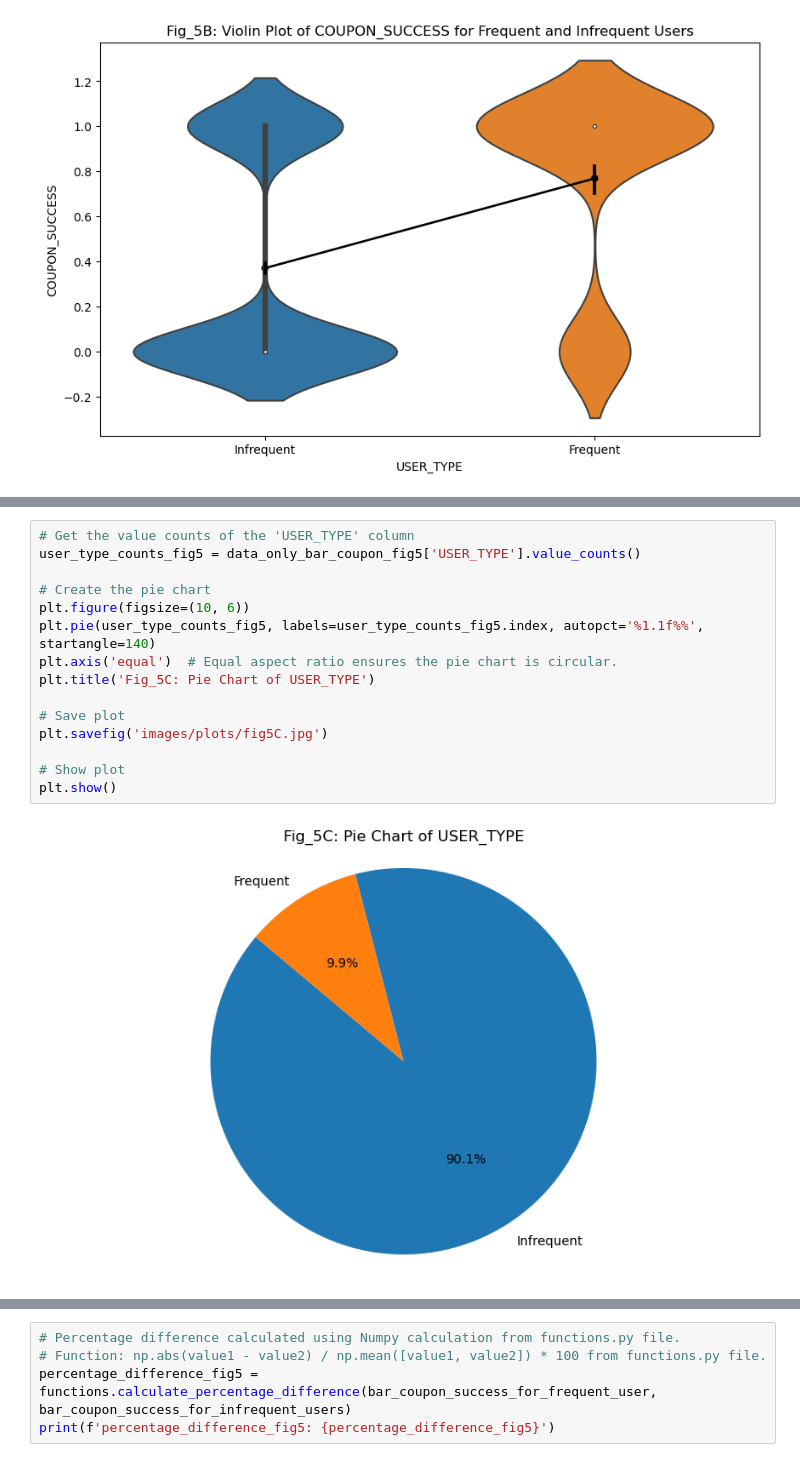
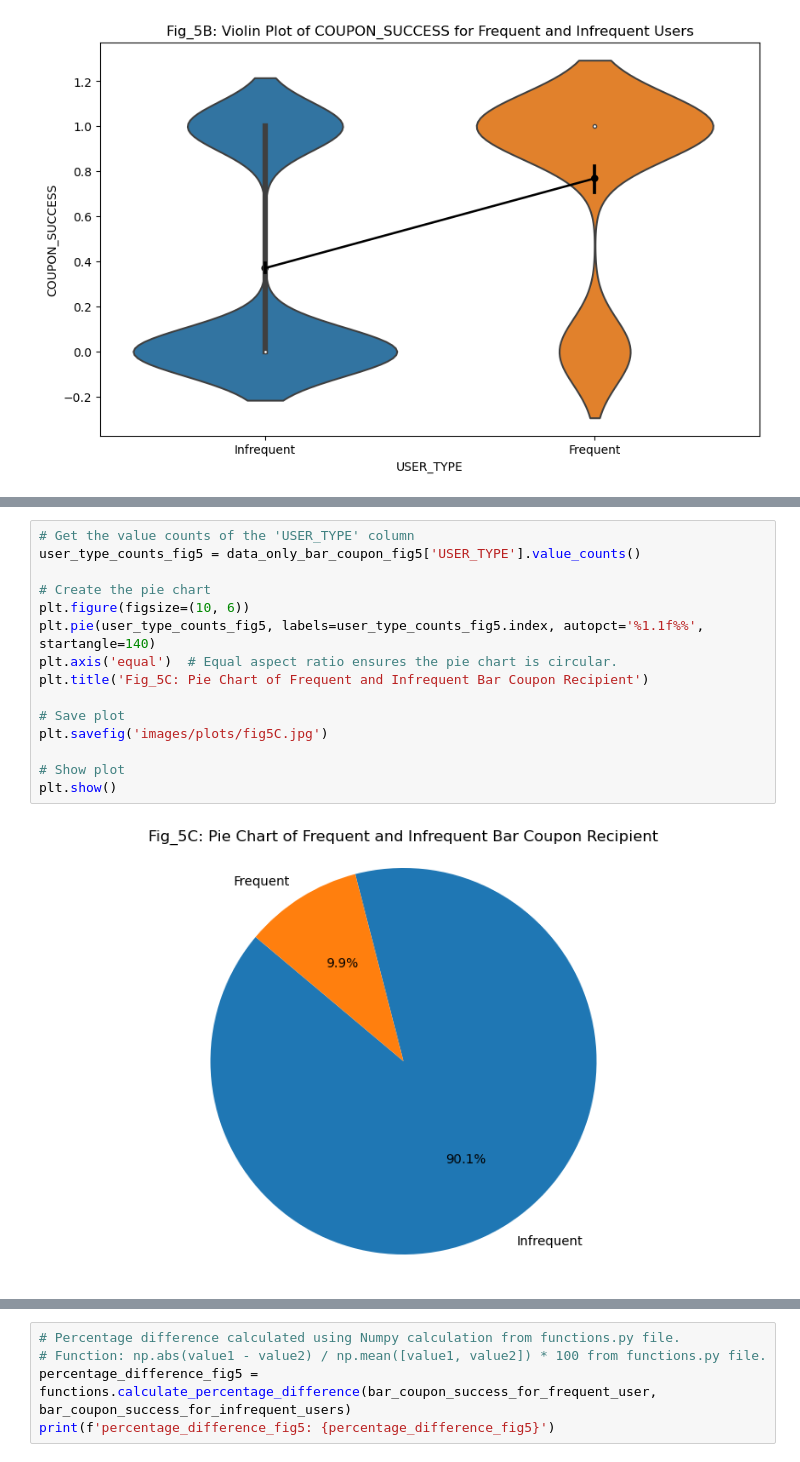
Before and after one commit to elmunoz42/berkeley-aiml-coupon-analysis, a Jupyter notebook: prompt.ipynb, the cells around one changed output, grey strips where cells are left out. Cells and saved outputs as stored; diff of their text form.

Commit message:
add readme and analysis labeling for most figures.

```diff
--- a/prompt.ipynb
+++ b/prompt.ipynb
@@ -362,17 +385,17 @@ plt.show()
 # %%
 # Get the value counts of the 'USER_TYPE' column
 user_type_counts_fig5 = data_only_bar_coupon_fig5['USER_TYPE'].value_counts()
 
 # Create the pie chart
 plt.figure(figsize=(10, 6))
 plt.pie(user_type_counts_fig5, labels=user_type_counts_fig5.index, autopct='%1.1f%%', startangle=140)
 plt.axis('equal')  # Equal aspect ratio ensures the pie chart is circular.
-plt.title('Fig_5C: Pie Chart of USER_TYPE')
+plt.title('Fig_5C: Pie Chart of Frequent and Infrequent Bar Coupon Recipient')
 
 # Save plot
 plt.savefig('images/plots/fig5C.jpg')
 
 # Show plot
 plt.show()
 # %% [output]
-[figure, old version]
+[figure, new version]
```
Also changed, not shown: parts of 30 cells of this notebook, 13 other files.
